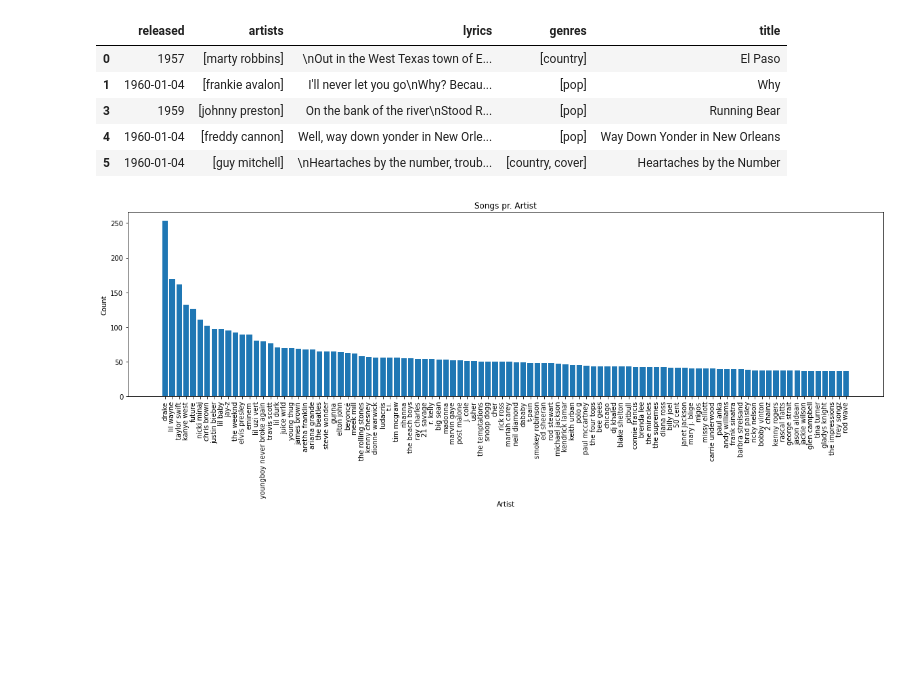
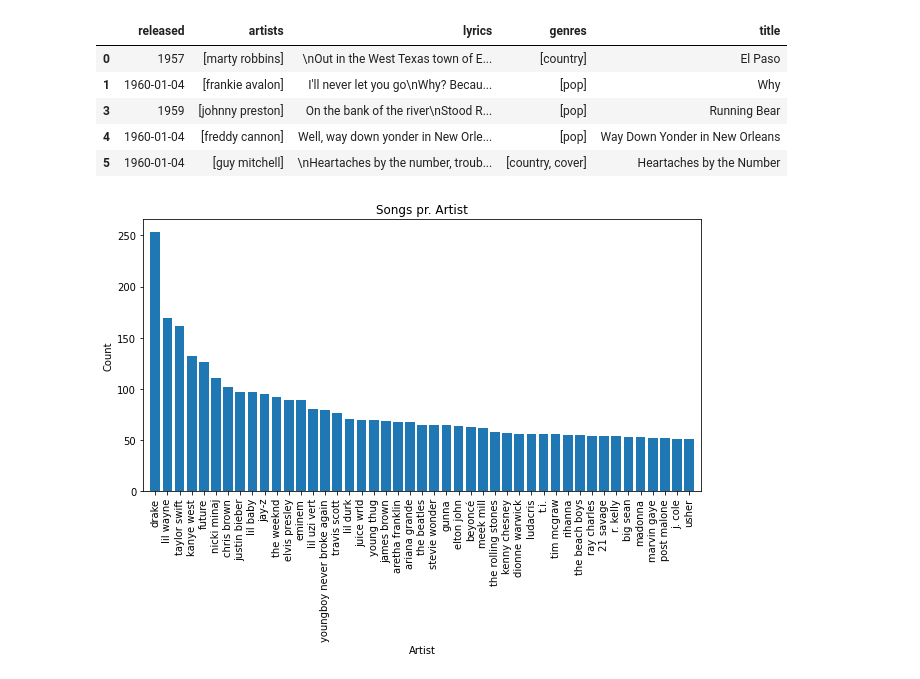
Before and after one commit to DavidAriOstenfeldt/project_website, a Jupyter notebook: Project/data_visualisation.ipynb, the cells around one changed output. Saved outputs shown, nothing was run; the diff lists cells and outputs as text; code cells hidden in the pictures; blank space fills up the shorter version.

```diff
--- a/Project/data_visualisation.ipynb
+++ b/Project/data_visualisation.ipynb
@@ -33,27 +33,33 @@ for artists in song_data.artists:
             if colab != artist:
                 artist_colab_count[artist][colab] += 1
 # %%
-sorted_artists = {k: v for k, v in sorted(artist_count.items(), key=lambda item: item[1], reverse=True) if v > 35}
+sorted_artists = {k: v for k, v in sorted(artist_count.items(), key=lambda item: item[1], reverse=True) if v > 50}
 #for k, v in sorted_artists.items():
 #    print(k + ':', v)
 
-fig = plt.figure(figsize=(20,5))
+fig = plt.figure(figsize=(10,5))
 plt.bar(*zip(*sorted_artists.items()))
+plt.xlim(-1, len(sorted_artists.items()))
 plt.xlabel('Artist')
 plt.xticks(rotation=90)
 plt.ylabel('Count')
 plt.title('Songs pr. Artist')
 plt.show()
 
-plotly_fig = tls.mpl_to_plotly(fig, resize=True)
+plotly_fig = tls.mpl_to_plotly(fig, resize=False)
 plotly_fig.update_layout(
     xaxis = dict(
         tickmode = 'array',
         tickvals = list(np.arange(len(sorted_artists.keys()))),
-        ticktext = list(sorted_artists.keys()))
+        ticktext = list(sorted_artists.keys())),
+    paper_bgcolor='rgba(0,0,0,0)',
+    plot_bgcolor='rgba(0,0,0,0)',
+    title_x =0.5,
+    margin=dict(l=5, r=5, t=20, b=5)
 )
+
 plotly.write_image(plotly_fig, plotly_folder + "songs_per_artist.json")
 iplot(plotly_fig)
 # %% [output]
-[figure, old version]
+[figure, new version]
 [interactive output not drawn]
```
Also changed, not shown: parts of 1 cell of this notebook, 4 other files.
